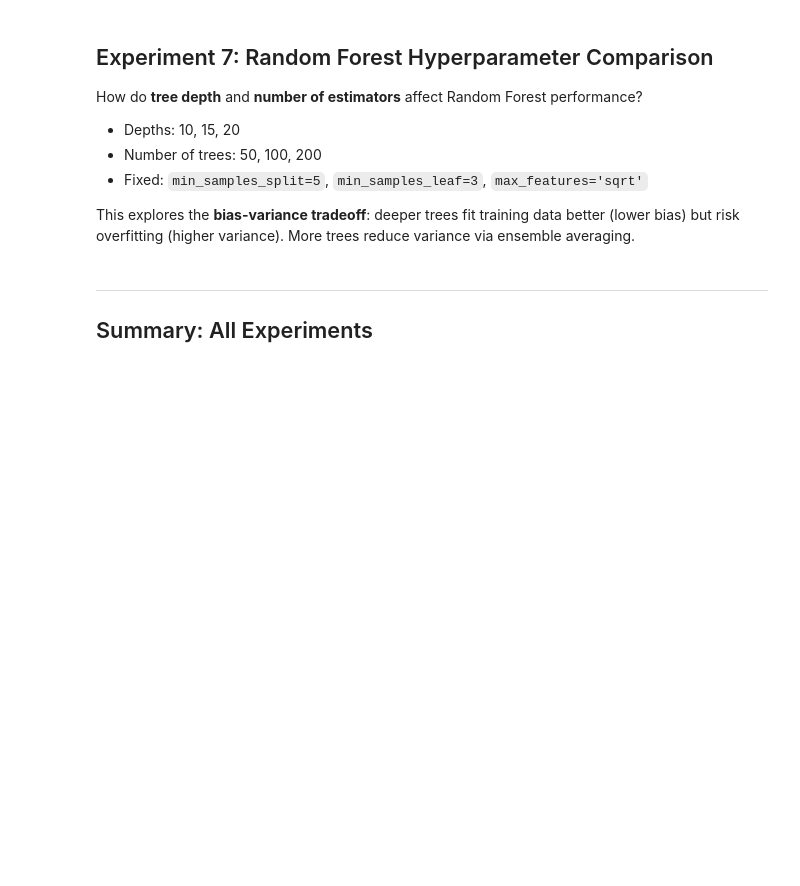
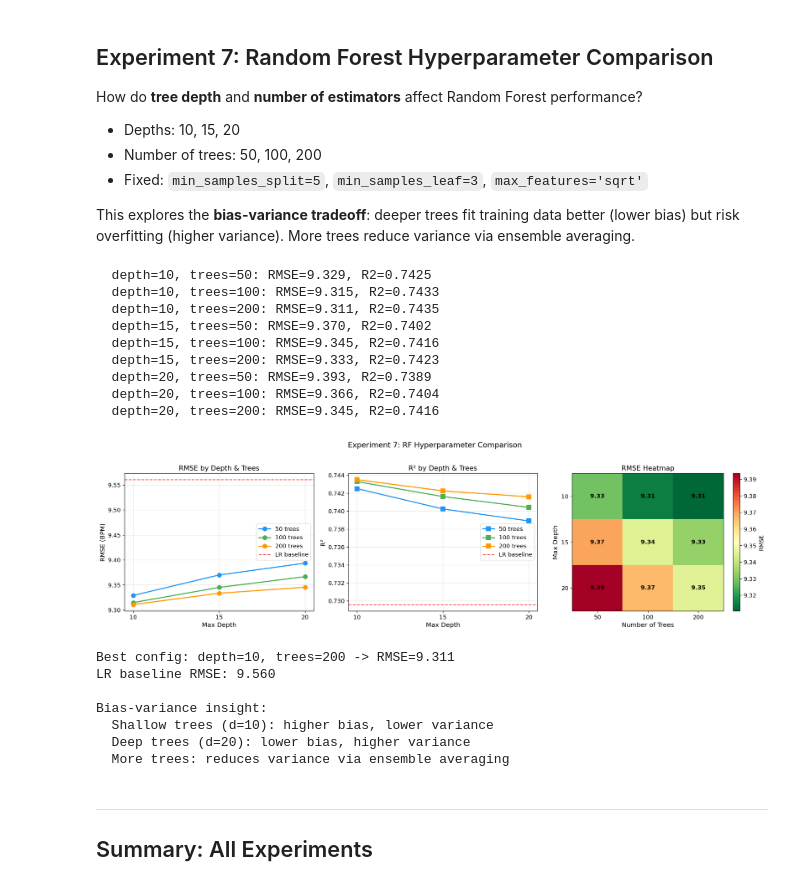
Before and after one commit to Ashurali/BPM-Data-Imputation, a Jupyter notebook: phase3_experiments.ipynb, the cells around one changed output. Drawn from its saved outputs; the diff is of its cells as text; code cells hidden in the pictures; blank space fills up the shorter version.

```diff
--- a/phase3_experiments.ipynb
+++ b/phase3_experiments.ipynb
@@ -654,7 +744,7 @@ for depth in depths:
             min_samples_split=5, min_samples_leaf=3,
             max_features='sqrt', random_state=42, n_jobs=-1
         )
-        res = evaluate_model(rf, X_train, y_train, cv=5,
+        res = evaluate_model(rf, X_full, y_full, cv=5,
                              name=f'RF d={depth} t={n_trees}')
         res['depth'] = depth
         res['n_trees'] = n_trees
@@ -666,7 +756,7 @@ df_hp = pd.DataFrame(hp_results)
 
 # Also get LR baseline for reference
 from sklearn.linear_model import LinearRegression
-lr_res = evaluate_model(LinearRegression(), X_train, y_train, cv=5, name='LR')
+lr_res = evaluate_model(LinearRegression(), X_full, y_full, cv=5, name='LR')
 
 # --- 3-panel plot ---
 fig, axes = plt.subplots(1, 3, figsize=(18, 5))
@@ -706,33 +796,51 @@ ax.grid(True, alpha=0.3)
 ax = axes[2]
 heatmap_data = df_hp.pivot(index='depth', columns='n_trees', values='rmse_mean')
 im = ax.imshow(heatmap_data.values, cmap='RdYlGn_r', aspect='auto')
 ax.set_xticks(range(len(n_trees_list)))
 ax.set_xticklabels(n_trees_list)
 ax.set_yticks(range(len(depths)))
 ax.set_yticklabels(depths)
 ax.set_xlabel('Number of Trees', fontsize=12)
 ax.set_ylabel('Max Depth', fontsize=12)
 ax.set_title('RMSE Heatmap', fontsize=13)
 for i in range(len(depths)):
     for j in range(len(n_trees_list)):
         ax.text(j, i, f'{heatmap_data.values[i, j]:.2f}',
                 ha='center', va='center', fontsize=11, fontweight='bold')
 fig.colorbar(im, ax=ax, label='RMSE')
 
 plt.suptitle('Experiment 7: RF Hyperparameter Comparison', fontsize=14, y=1.02)
 plt.tight_layout()
 plt.savefig('Charts/exp7_rf_hyperparams.png', dpi=150, bbox_inches='tight')
 plt.show()
 
 # Best config
 best = df_hp.loc[df_hp['rmse_mean'].idxmin()]
 print(f"\nBest config: depth={int(best['depth'])}, "
       f"trees={int(best['n_trees'])} -> RMSE={best['rmse_mean']:.3f}")
 print(f"LR baseline RMSE: {lr_res['rmse_mean']:.3f}")
 print(f"\nBias-variance insight:")
 print(f"  Shallow trees (d=10): higher bias, lower variance")
 print(f"  Deep trees (d=20): lower bias, higher variance")
 print(f"  More trees: reduces variance via ensemble averaging")
+# %% [output]
+  depth=10, trees=50: RMSE=9.329, R2=0.7425
+  depth=10, trees=100: RMSE=9.315, R2=0.7433
+  depth=10, trees=200: RMSE=9.311, R2=0.7435
+  depth=15, trees=50: RMSE=9.370, R2=0.7402
+  depth=15, trees=100: RMSE=9.345, R2=0.7416
+  depth=15, trees=200: RMSE=9.333, R2=0.7423
+  depth=20, trees=50: RMSE=9.393, R2=0.7389
+  depth=20, trees=100: RMSE=9.366, R2=0.7404
+  depth=20, trees=200: RMSE=9.345, R2=0.7416
+[figure, added]
+Best config: depth=10, trees=200 -> RMSE=9.311
+LR baseline RMSE: 9.560
+
+Bias-variance insight:
+  Shallow trees (d=10): higher bias, lower variance
+  Deep trees (d=20): lower bias, higher variance
+  More trees: reduces variance via ensemble averaging
 # %% [markdown]
 ---
 ## Summary: All Experiments
```
Also changed, not shown: parts of 9 cells of this notebook, 8 other files.
